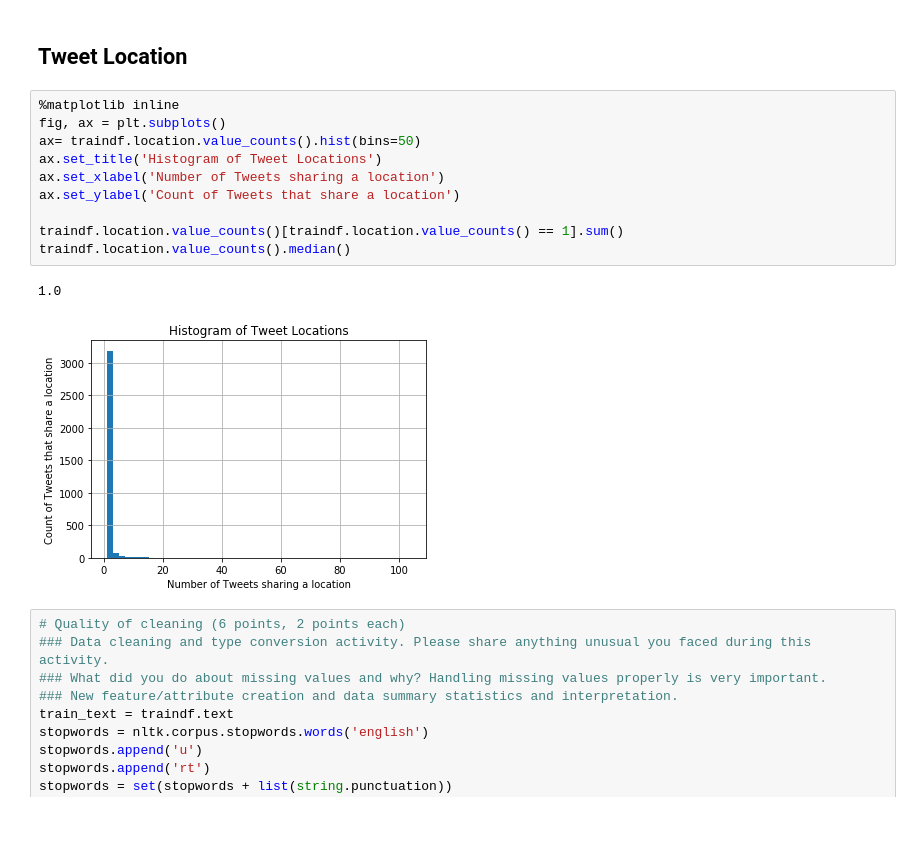
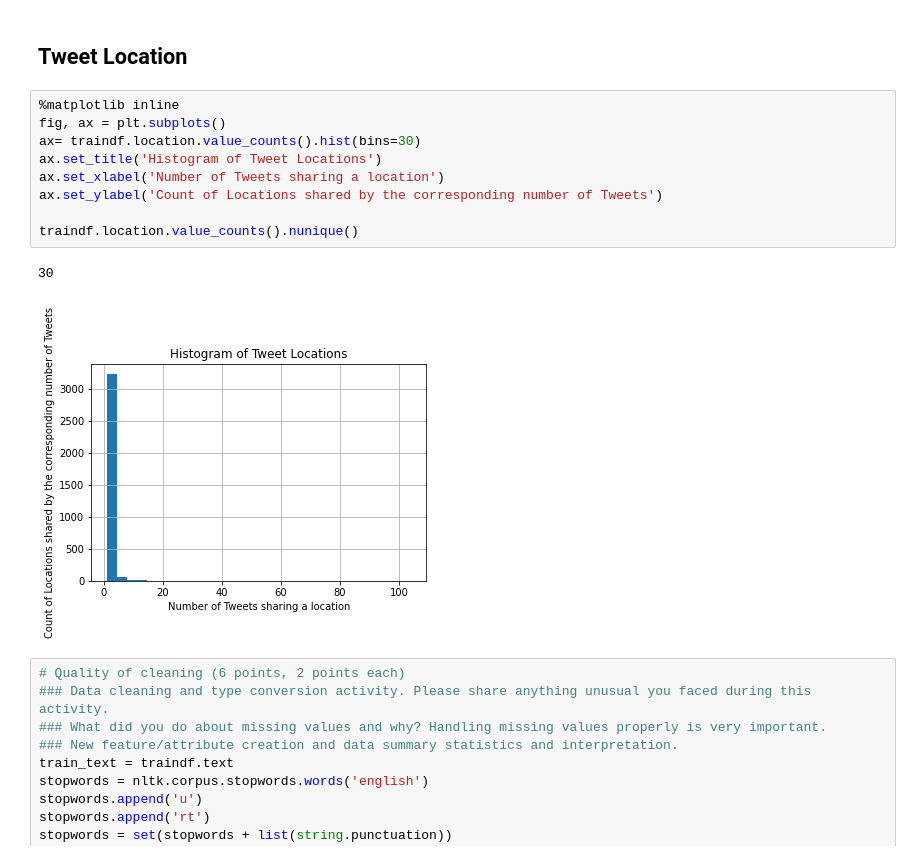
Before and after one commit to christesont/CS4447_FinalProject, a Jupyter notebook: Final_Project.ipynb, the cells around one changed output. Drawn from its saved outputs; the diff is of its cells as text; blank space fills up the shorter version.

```diff
--- a/Final_Project.ipynb
+++ b/Final_Project.ipynb
@@ -79,16 +79,15 @@ traindf['original_tweet_length'] = [len(w) for w in original_text]
 # %%
 %matplotlib inline
 fig, ax = plt.subplots()
-ax= traindf.location.value_counts().hist(bins=50)
+ax= traindf.location.value_counts().hist(bins=30)
 ax.set_title('Histogram of Tweet Locations')
 ax.set_xlabel('Number of Tweets sharing a location')
-ax.set_ylabel('Count of Tweets that share a location')
+ax.set_ylabel('Count of Locations shared by the corresponding number of Tweets')
 
-traindf.location.value_counts()[traindf.location.value_counts() == 1].sum()
-traindf.location.value_counts().median()
+traindf.location.value_counts().nunique()
 # %% [output]
-1.0
+30
-[figure, old version]
+[figure, new version]
 # %%
 # Quality of cleaning (6 points, 2 points each)
 ### Data cleaning and type conversion activity. Please share anything unusual you faced during this activity.
```
Also changed, not shown: parts of 13 cells of this notebook.
